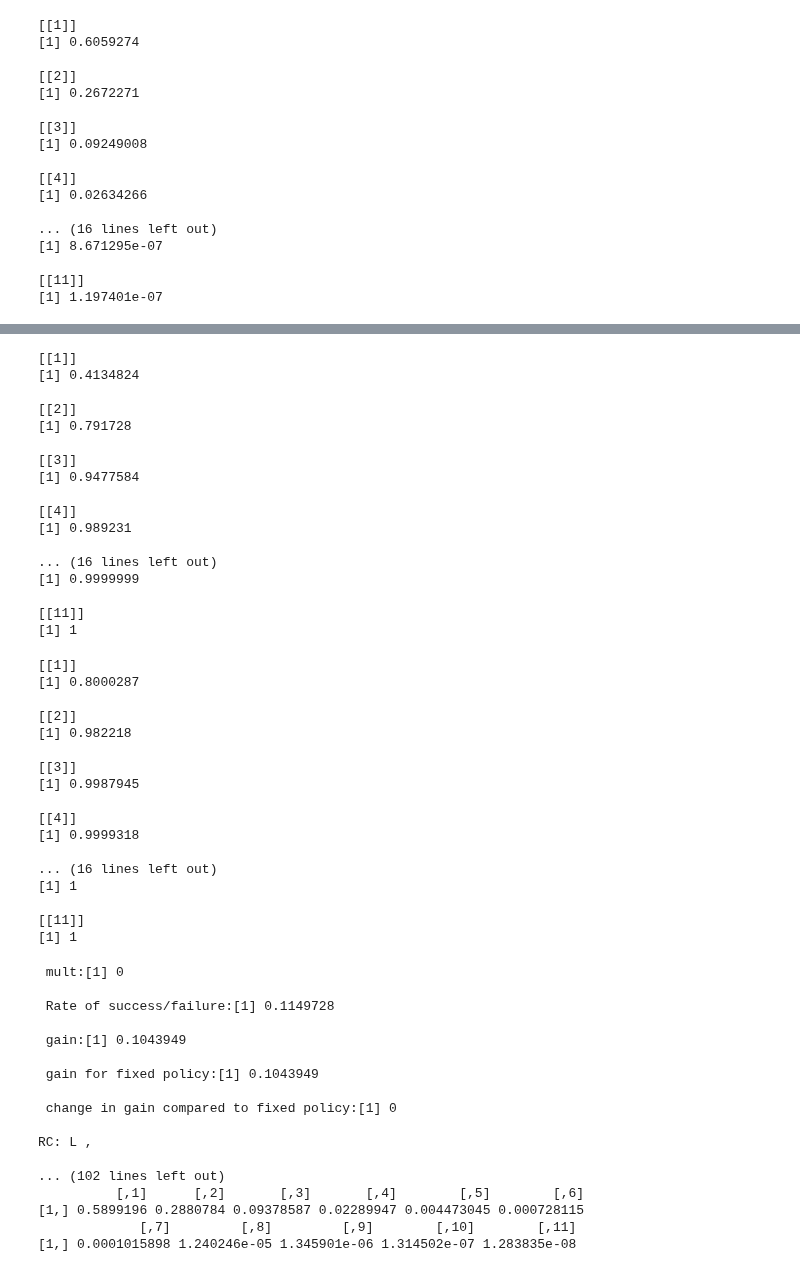
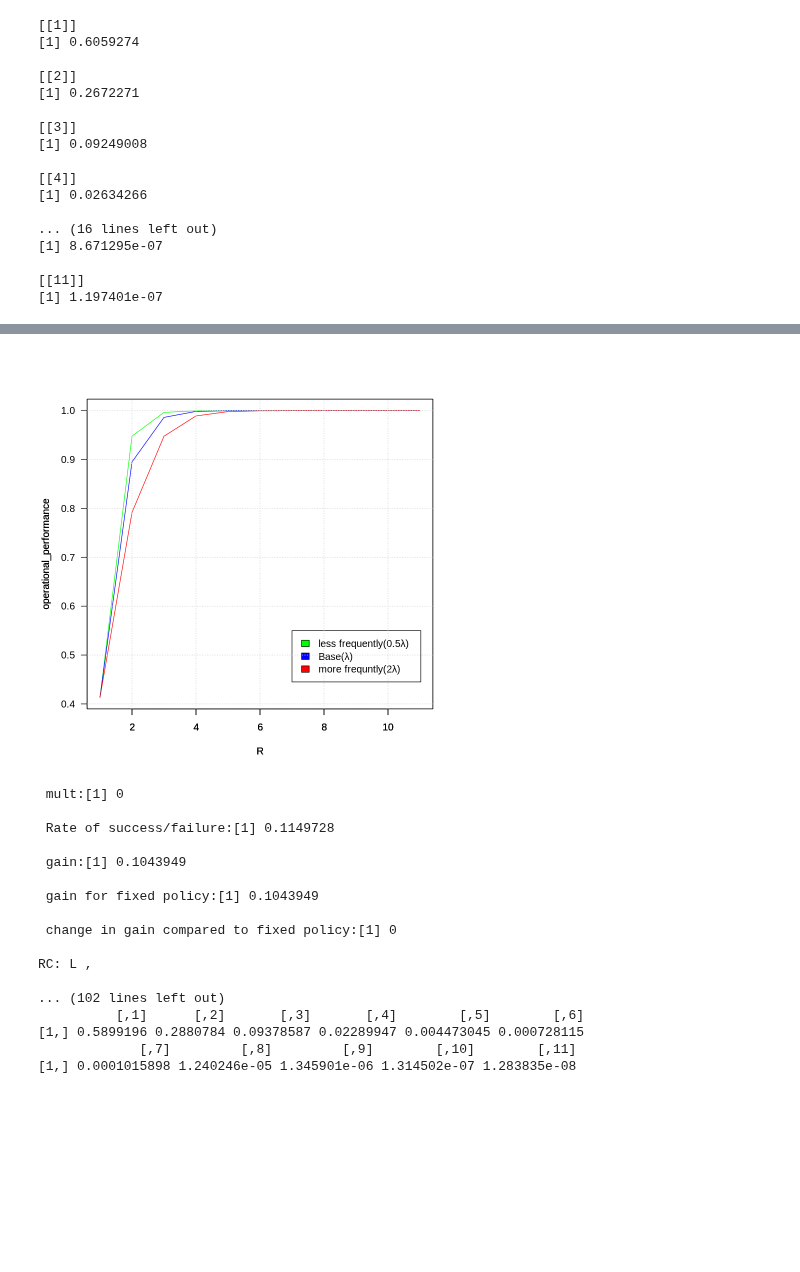
Before and after one commit to IshtiSikder/Optimal-allocation-of-rescue-teams-for-hostage-situations, a Jupyter notebook: toy_prob.ipynb, the cells around one changed output, grey strips where cells are left out. Saved outputs shown, nothing was run; the diff lists cells and outputs as text; code cells hidden in the pictures; blank space fills up the shorter version.

```diff
--- a/toy_prob.ipynb
+++ b/toy_prob.ipynb
@@ -363,47 +336,35 @@ ERROR: ignored
-# %%
-op_perf_2lambda = table_2 (t = 10,lam=0.2763*2,mu=0.2829,eps=0.1718)
-
-op_perf_2lambda
-# %% [output]
-[[1]]
-[1] 0.4134824
-
-[[2]]
-[1] 0.791728
-
-[[3]]
-[1] 0.9477584
-
-[[4]]
-[1] 0.989231
-
-... (16 lines left out)
-[1] 0.9999999
-
-[[11]]
-[1] 1
-# %%
-op_perf_halflambda = table_2 (t = 10,lam=0.2763*0.5,mu=0.2829,eps=0.1718)
-
-op_perf_halflambda
-# %% [output]
-[[1]]
-[1] 0.8000287
-
-[[2]]
-[1] 0.982218
-
-[[3]]
-[1] 0.9987945
-
-[[4]]
-[1] 0.9999318
-
-... (16 lines left out)
-[1] 1
-
-[[11]]
-[1] 1
+# %%
+colors = c('green','blue','red')
+
+vals = c(0.5,1,2)
+
+R = c(1:11)
+
+x = seq(0,1, by = 0.1)
+
+for (i in vals){
+
+    operational_performance = table_2 (t = 10,lam= i*0.2763,mu=0.2829,eps=0.1718)
+
+
+    idx = match(i,vals)
+
+
+    plot(R, operational_performance , yaxt = "n", type="l", col= colors[idx])
+
+    legend(7,0.55, legend=c("less frequently(0.5λ)","Base(λ)", "more frequntly(2λ)"),
+       fill = c('green','blue','red'))
+
+
+    par(new=TRUE)
+
+}
+
+axis(2, at=x, las=2)
+
+grid()
+# %% [output]
+[figure, added]
 # %%
 fixed = function(policy,mult,rc,costT,lam,mu,eps,t,r){
 
```
Also changed, not shown: parts of 2 cells of this notebook.
